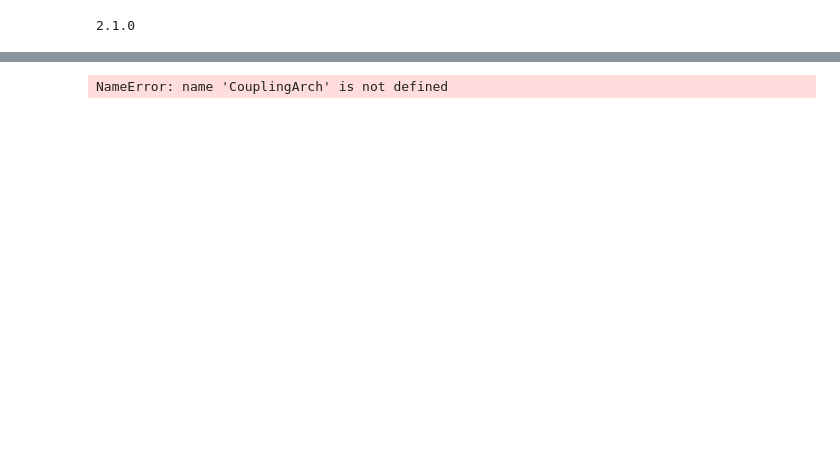
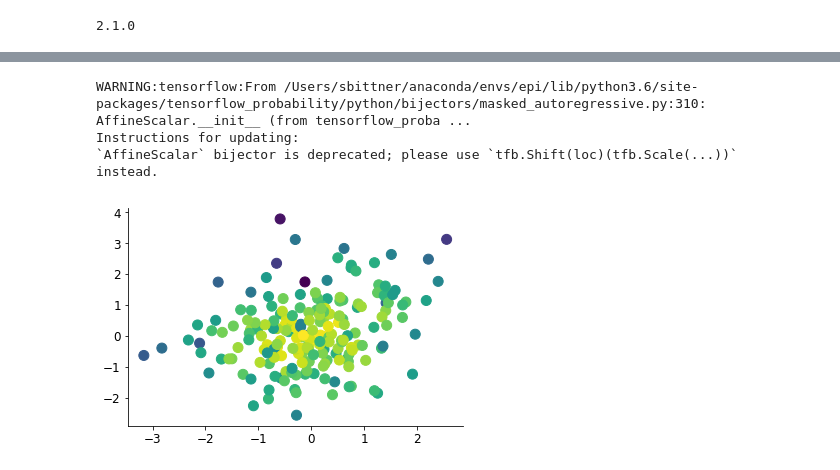
Before and after one commit to cunningham-lab/epi, a Jupyter notebook: notebooks/epi_sandbox.ipynb, the cells around one changed output, grey strips where cells are left out. Saved outputs shown, nothing was run; the diff lists cells and outputs as text; code cells hidden in the pictures; blank space fills up the shorter version.

Commit message:
NF gauss inits

```diff
--- a/notebooks/epi_sandbox.ipynb
+++ b/notebooks/epi_sandbox.ipynb
@@ -171,37 +25,13 @@ plt.show()
-# %%
-class AutoregressiveArch(Arch):
-    def __init__(self, num_ars, num_layers, num_units, post_affine=True):
-        self.set_num_ars(num_ars)
-        self.set_num_layers(num_layers)
-        self.set_num_units(num_units)
-        self.set_post_affine(post_affine)
-
-    def set_num_ars(self, num_ars):
-        if (type(num_ars) is not int):
-            raise TypeError('AutoregressiveArch num_ars must be int not %s.' % type(num_ars))
-        elif (num_ars < 1):
-            raise ValueError('AutoregressiveArch num_ars %d must be greater than 0.' % num_ars)
-        self.num_ars = num_ars
-
-    def set_num_units(self, num_units):
-        if (type(num_units) is not int):
-            raise TypeError('AutoregressiveArch num_units must be int not %s.' % type(num_units))
-        elif (num_units < 1):
-            raise ValueError('AutoregressiveArch num_units %d must be greater than 0.' % num_units)
-        self.num_units = num_units
-
-    def to_string(self,):
-        arch_string = '%dAR_%dL_%dU' % (self.num_ars,
-                                        self.num_layers,
-                                        self.num_units)
-        if (self.post_affine):
-            arch_string += '_PA'
-        return arch_string
-
-    def to_model(self,):
-        raise NotImplementedError()
-# %%
-A = CouplingArch(4, 2, 2, 20, True)
-A.to_string()
-# %% [output]
-NameError: name 'CouplingArch' is not defined
+# %%
+arch = AutoregressiveArch(4, 1, 2, 10, True)
+N = 200
+# %%
+x, log_q_x = arch(N)
+plt.figure()
+plt.scatter(x[:,1], x[:,2], c=log_q_x)
+plt.show()
+# %% [output]
+WARNING:tensorflow:From /Users/sbittner/anaconda/envs/epi/lib/python3.6/site-packages/tensorflow_probability/python/bijectors/masked_autoregressive.py:310: AffineScalar.__init__ (from tensorflow_proba ...
+Instructions for updating:
+`AffineScalar` bijector is deprecated; please use `tfb.Shift(loc)(tfb.Scale(...))` instead.
+[figure, added]
```
Also changed, not shown: parts of 7 cells of this notebook, 2 other files.
